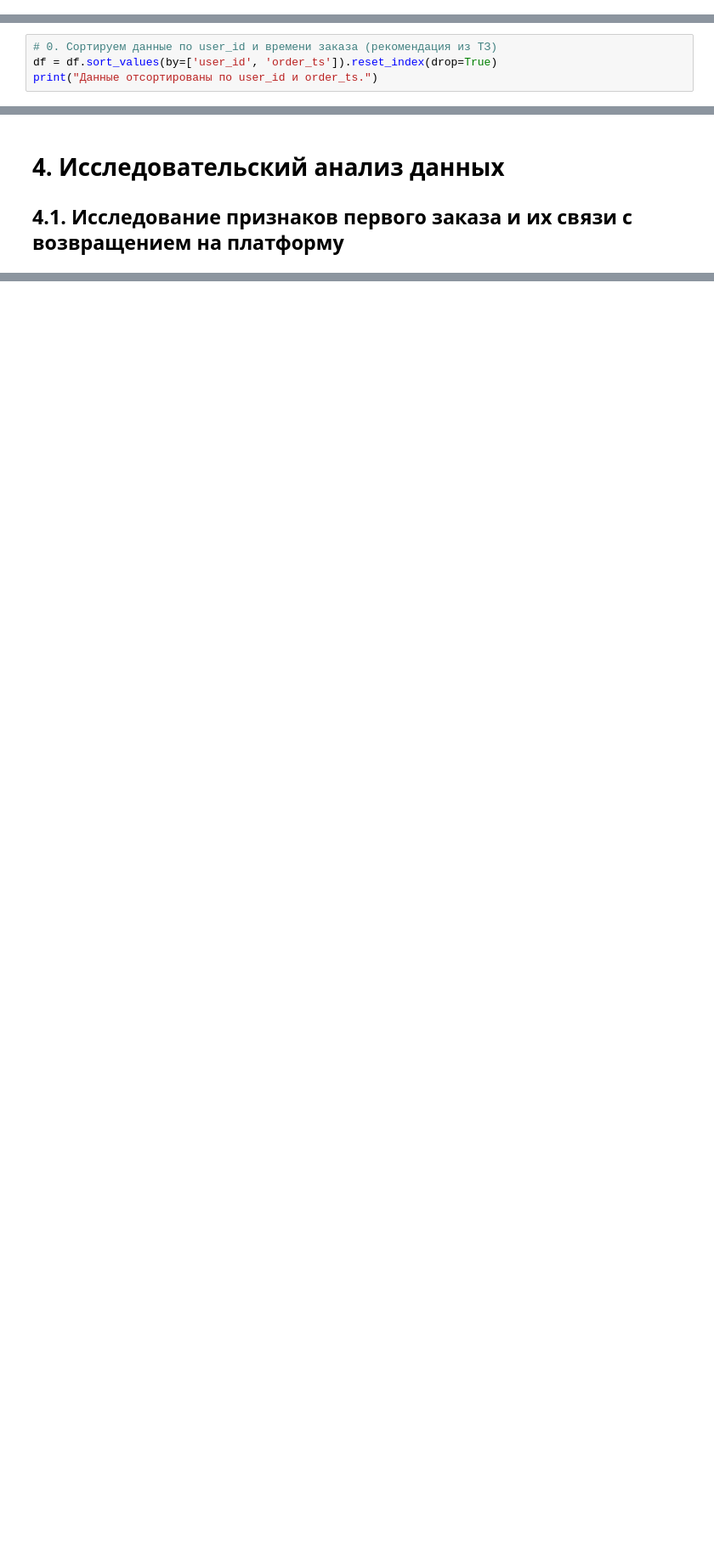
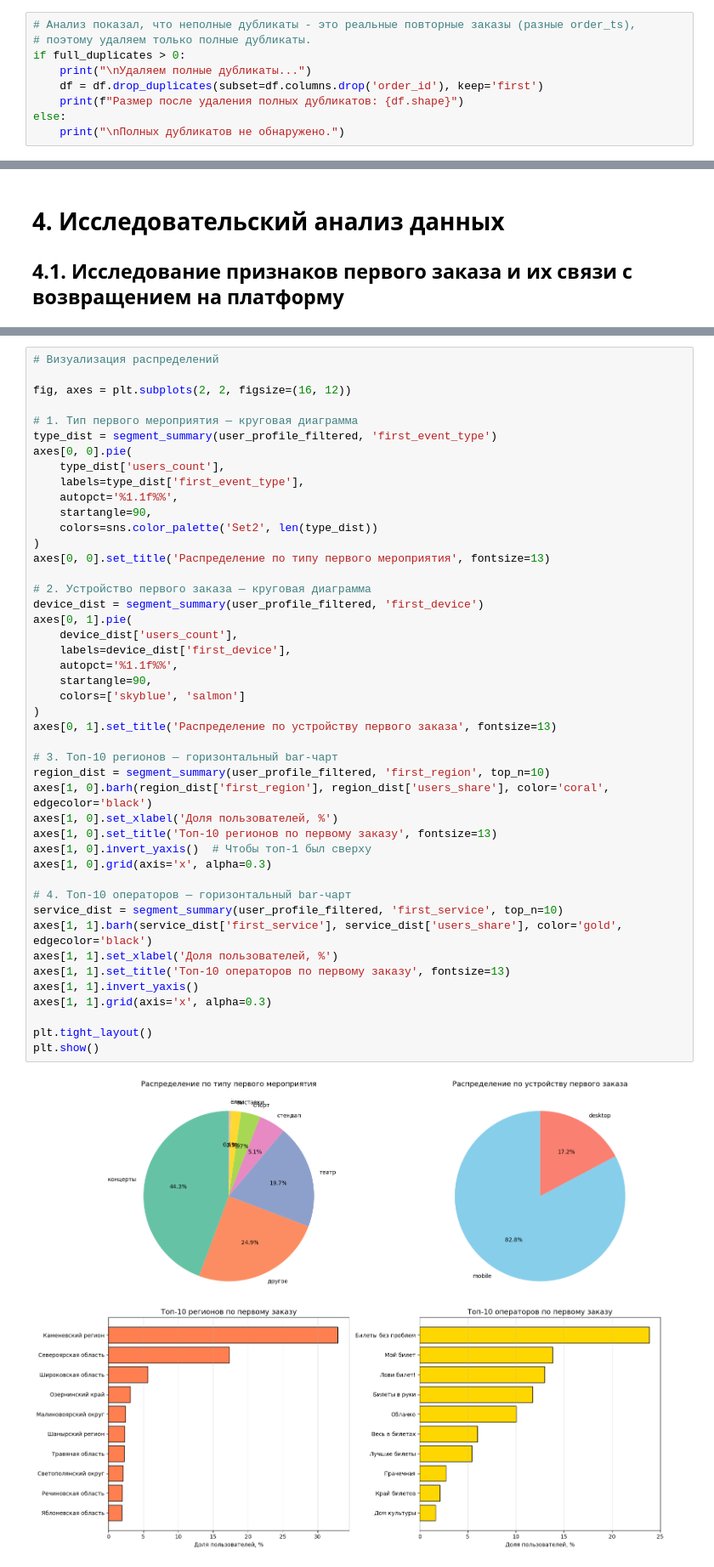
Before and after one commit to DigitalOcean78/afisha-loyalty-analysis, a Jupyter notebook: DS_2_project _24.09.26.ipynb, the cells around one changed output, grey strips where cells are left out. Shown at 85% size. Saved outputs shown, nothing was run; the diff lists cells and outputs as text; blank space fills up the shorter version.

```diff
--- a/DS_2_project _23.09.26.ipynb
+++ b/DS_2_project _24.09.26.ipynb
@@ -279,0 +324,9 @@ display(df[df['currency_code'] == 'rub'][['currency_code', 'revenue', 'revenue_r
+# %%
+# Анализ показал, что неполные дубликаты - это реальные повторные заказы (разные order_ts),
+# поэтому удаляем только полные дубликаты.
+if full_duplicates > 0:
+    print("\nУдаляем полные дубликаты...")
+    df = df.drop_duplicates(subset=df.columns.drop('order_id'), keep='first')
+    print(f"Размер после удаления полных дубликатов: {df.shape}")
+else:
+    print("\nПолных дубликатов не обнаружено.")
@@ -561,7 +622,3 @@ _____
 # 3. Создание профиля пользователя
 
 ## 3.1. Построение профиля пользователя
-# %%
-# 0. Сортируем данные по user_id и времени заказа (рекомендация из ТЗ)
-df = df.sort_values(by=['user_id', 'order_ts']).reset_index(drop=True)
-print("Данные отсортированы по user_id и order_ts.")
@@ -924,3 +978,50 @@ Name: count, dtype: float64
+# %%
+# Визуализация распределений
+
+fig, axes = plt.subplots(2, 2, figsize=(16, 12))
+
+# 1. Тип первого мероприятия — круговая диаграмма
+type_dist = segment_summary(user_profile_filtered, 'first_event_type')
+axes[0, 0].pie(
+    type_dist['users_count'],
+    labels=type_dist['first_event_type'],
+    autopct='%1.1f%%',
+    startangle=90,
+    colors=sns.color_palette('Set2', len(type_dist))
+)
+axes[0, 0].set_title('Распределение по типу первого мероприятия', fontsize=13)
+
+# 2. Устройство первого заказа — круговая диаграмма
+device_dist = segment_summary(user_profile_filtered, 'first_device')
+axes[0, 1].pie(
+    device_dist['users_count'],
+    labels=device_dist['first_device'],
+    autopct='%1.1f%%',
+    startangle=90,
+    colors=['skyblue', 'salmon']
+)
+axes[0, 1].set_title('Распределение по устройству первого заказа', fontsize=13)
+
+# 3. Топ-10 регионов — горизонтальный bar-чарт
+region_dist = segment_summary(user_profile_filtered, 'first_region', top_n=10)
+axes[1, 0].barh(region_dist['first_region'], region_dist['users_share'], color='coral', edgecolor='black')
+axes[1, 0].set_xlabel('Доля пользователей, %')
+axes[1, 0].set_title('Топ-10 регионов по первому заказу', fontsize=13)
+axes[1, 0].invert_yaxis()  # Чтобы топ-1 был сверху
+axes[1, 0].grid(axis='x', alpha=0.3)
+
+# 4. Топ-10 операторов — горизонтальный bar-чарт
+service_dist = segment_summary(user_profile_filtered, 'first_service', top_n=10)
+axes[1, 1].barh(service_dist['first_service'], service_dist['users_share'], color='gold', edgecolor='black')
+axes[1, 1].set_xlabel('Доля пользователей, %')
+axes[1, 1].set_title('Топ-10 операторов по первому заказу', fontsize=13)
+axes[1, 1].invert_yaxis()
+axes[1, 1].grid(axis='x', alpha=0.3)
+
+plt.tight_layout()
+plt.show()
+# %% [output]
+[figure, added]
 # %% [markdown]
 ___
 ### Промежуточный вывод по Задаче 4.1.1
```
Also changed, not shown: parts of 37 cells of this notebook.
